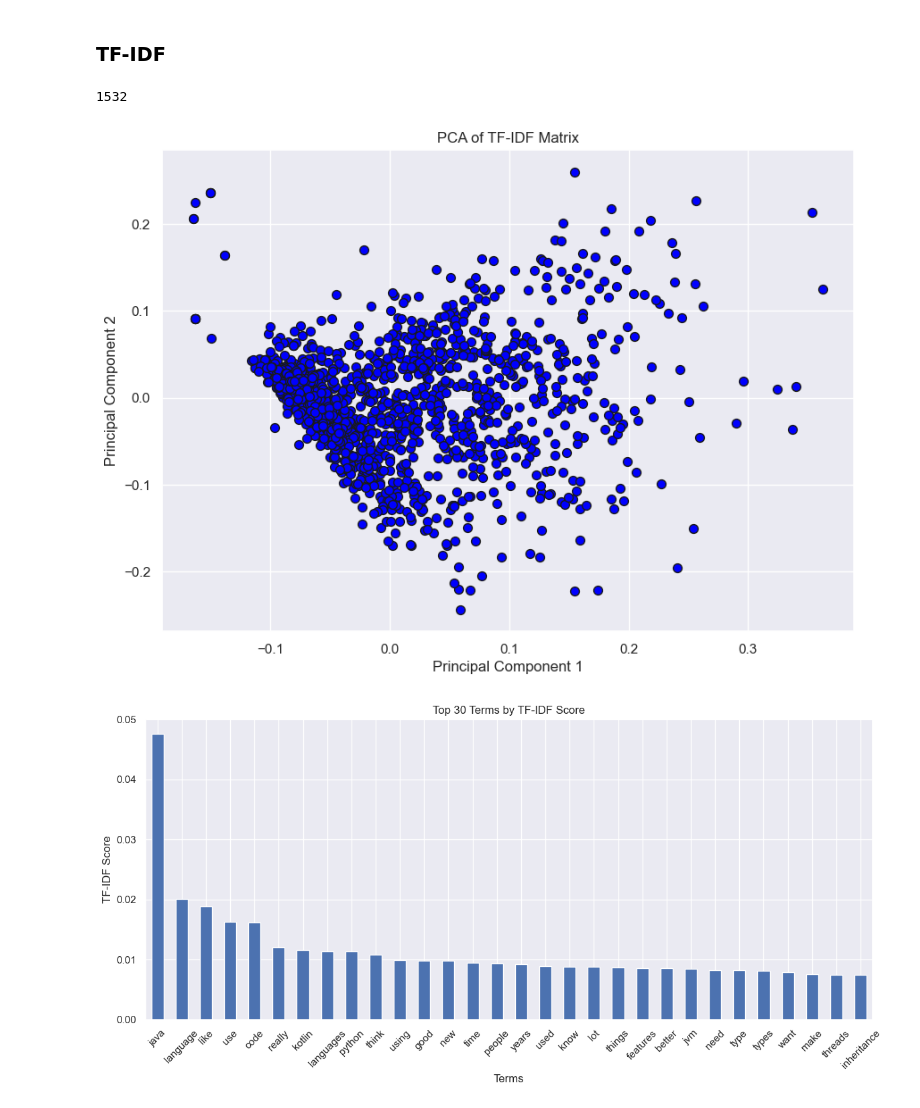
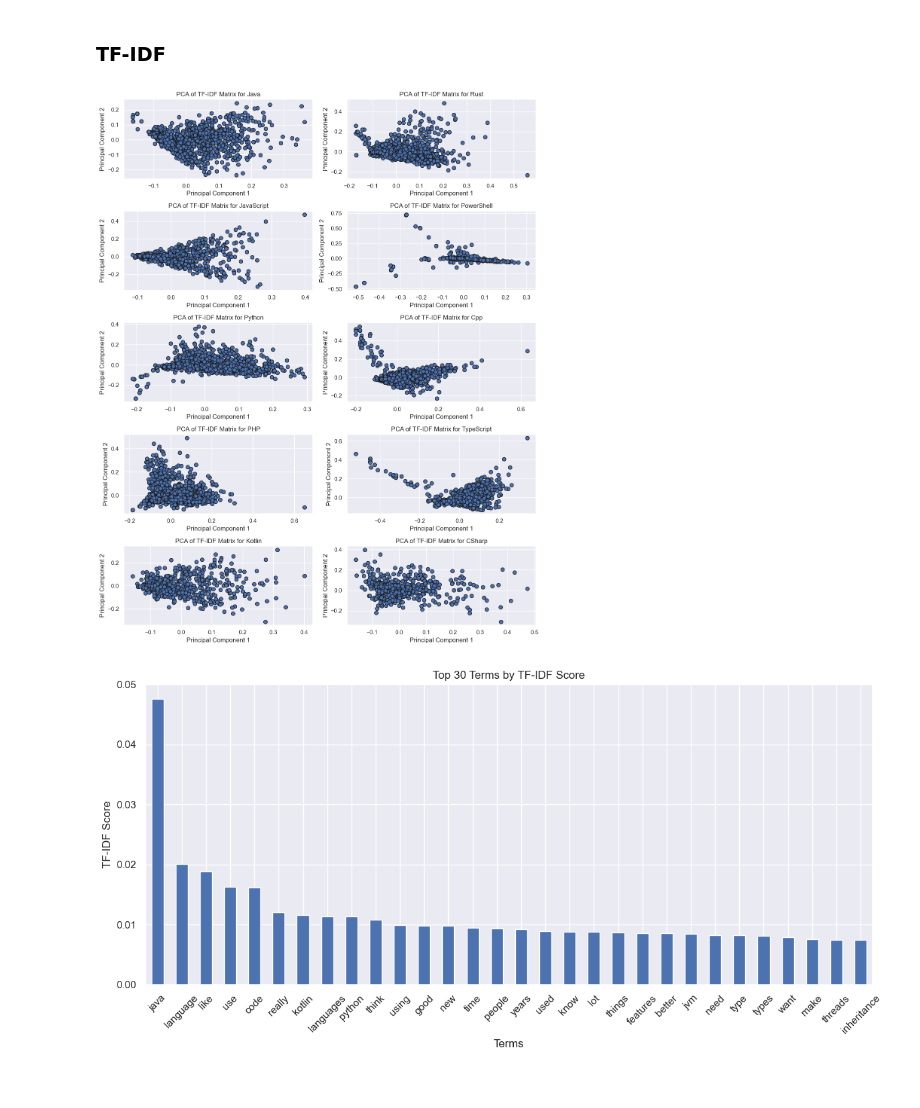
Before and after one commit to 0xThurling/programming-languages-report, a Jupyter notebook: Project.ipynb, the cells around one changed output. Saved outputs shown, nothing was run; the diff lists cells and outputs as text; code cells hidden in the pictures.

```diff
--- a/Project.ipynb
+++ b/Project.ipynb
@@ -802,28 +802,30 @@ for idx, file_name in enumerate(language_files):
             "Programming_language" : programming_language,
             "comment_list" : [remove_stopwords(line) for line in lines]
         }
-
-len(tfidf['comment_list'][0])
-# %% [output]
-1532
 # %%
-# Create a TF-IDF matrix
-vectorizer = TfidfVectorizer(stop_words='english')
-tfidf_matrix = vectorizer.fit_transform(tfidf['comment_list'][0])
+fig, axes = plt.subplots(5,2, figsize=(12, 15))
 
-# Using PCA
-pca = PCA(n_components=2)
-pca_result = pca.fit_transform(tfidf_matrix.toarray())
+# Going over the
+for i in range(5):
+    for j in range(2):
+        # Create a TF-IDF matrix
+        vectorizer = TfidfVectorizer(stop_words='english')
+        tfidf_matrix = vectorizer.fit_transform(tfidf['comment_list'][i * 2 + j])
 
-# Plot results
-plt.figure(figsize=(10, 7))
-plt.scatter(pca_result[:, 0], pca_result[:, 1], c='blue', edgecolor='k', s=50)
-plt.title('PCA of TF-IDF Matrix')
-plt.xlabel('Principal Component 1')
-plt.ylabel('Principal Component 2')
-plt.show()
+        # Using PCA
+        pca = PCA(n_components=2)
+        pca_result = pca.fit_transform(tfidf_matrix.toarray())
+
+        # Plot results
+        axes[i,j].scatter(pca_result[:, 0], pca_result[:, 1], edgecolor='k', s=50)
+        axes[i,j].set_title(f'PCA of TF-IDF Matrix for {tfidf['Programming_language'][i * 2 + j]}')
+        axes[i,j].set_xlabel('Principal Component 1')
+        axes[i,j].set_ylabel('Principal Component 2')
+
+
+plt.tight_layout()
 # %% [output]
-[figure, old version]
+[figure, new version]
 # %%
 # Convert TF-IDF scores to DataFrame
 tfidf_df = pd.DataFrame(tfidf_matrix.toarray(),
```
